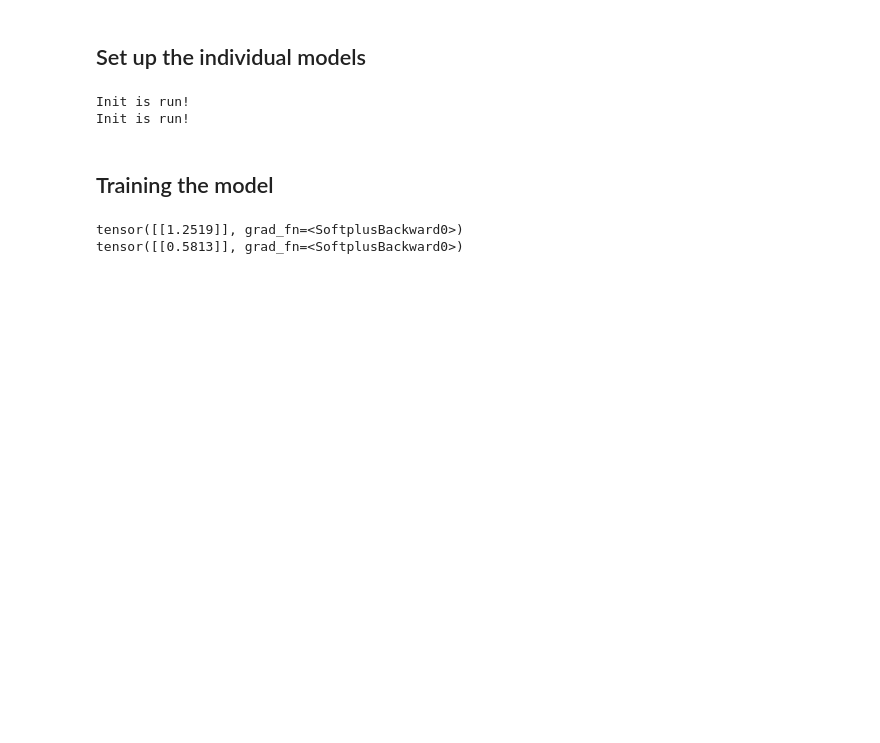
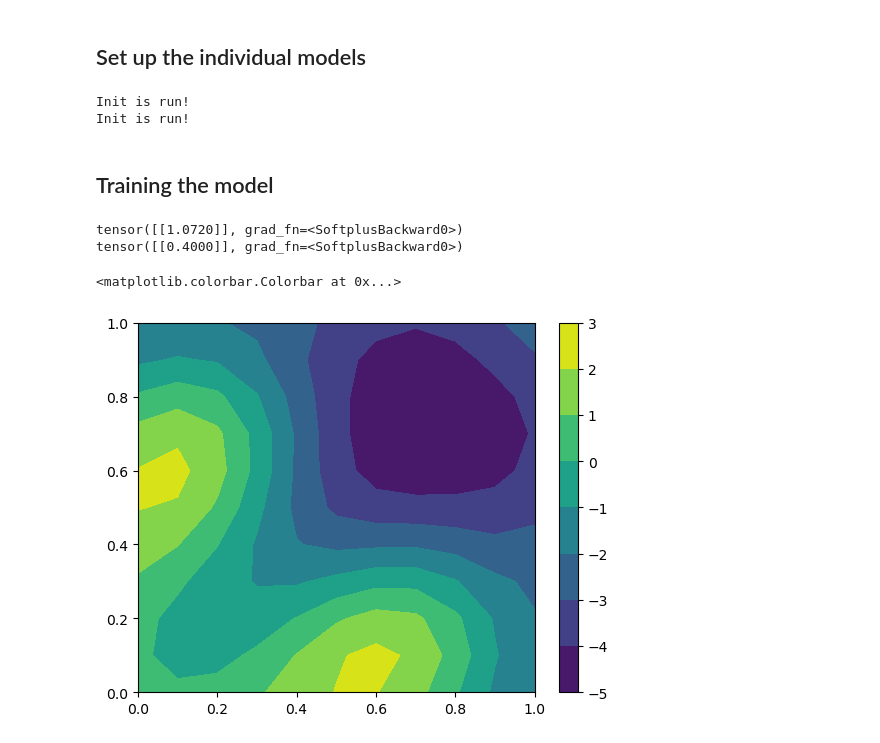
Before and after one commit to ltronneb/pimogp, a Jupyter notebook: notebooks/PIMOGP.ipynb, the cells around one changed output. Saved outputs shown, nothing was run; the diff lists cells and outputs as text; code cells hidden in the pictures; blank space fills up the shorter version.

```diff
--- a/notebooks/PIMOGP.ipynb
+++ b/notebooks/PIMOGP.ipynb
@@ -125,7 +131,7 @@ class ICM1(gpytorch.models.ApproximateGP):
         print("Init is run!")
         permutation = torch.tensor([1,0,2,3])
         # Different set of inducing points for each latent function
-        inducing_points = torch.rand(r,400,4)
+        inducing_points = torch.rand(r,700,4)
         # Same set of inducing points for each latent function
         #inducing_points = torch.linspace(0,1,30).unsqueeze(-1).repeat(r,1,1)
         # We have to mark the CholeskyVariationalDistribution as batch
@@ -175,7 +181,7 @@ class ICM2(gpytorch.models.ApproximateGP):
     def __init__(self,output_covars):
         print("Init is run!")
         # Different set of inducing points for each latent function
-        inducing_points = torch.rand(r,400,4)
+        inducing_points = torch.rand(r,700,4)
         permutation = torch.tensor([1,0,2,3])
         # Same set of inducing points for each latent function
         #inducing_points = torch.linspace(0,1,30).unsqueeze(-1).repeat(r,1,1)
@@ -303,5 +309,44 @@ for i in epochs_iter:
 print(model.variational_strategy.models[0].covar_module.lengthscale)
 print(model.variational_strategy.models[1].covar_module.lengthscale)
 # %% [output]
-tensor([[1.2519]], grad_fn=<SoftplusBackward0>)
-tensor([[0.5813]], grad_fn=<SoftplusBackward0>)
+tensor([[1.0720]], grad_fn=<SoftplusBackward0>)
+tensor([[0.4000]], grad_fn=<SoftplusBackward0>)
+# %%
+n = 11
+x1_test = torch.linspace(0,1,n)
+x2_test = torch.linspace(0,1,n)
+x3_test = torch.linspace(0,1,n)
+x4_test = torch.linspace(0,1,n)
+x1_test_grid, x2_test_grid, x3_test_grid, x4_test_grid = torch.meshgrid(x1_test,x2_test,x3_test,x4_test,indexing='ij')
+X1_test = x1_test_grid.reshape(-1)
+X2_test = x2_test_grid.reshape(-1)
+X3_test = x3_test_grid.reshape(-1)
+X4_test = x4_test_grid.reshape(-1)
+X_test = torch.stack([X1_test,X2_test,X3_test,X4_test],dim=-1)
+X_test_flipped = torch.stack([X2_test,X1_test,X3_test,X4_test],dim=-1)
+test_indices = torch.arange(9,10).unsqueeze(1).repeat(1,n**4).reshape(-1).long() # Only predict 9th output
+# %%
+# Set into eval mode
+model.eval()
+likelihood.eval()
+# Make predictions
+
+with torch.no_grad(), gpytorch.settings.fast_pred_var():
+    #predictions = likelihood(model(test_x,task_indices=test_indices,task_covars=newoutput))
+    #predictions = likelihood(model(X_test,task_indices=test_indices))
+    predictions = likelihood(model(X_test,task_indices=test_indices))
+    mean = predictions.mean
+    lower, upper = predictions.confidence_region()
+# %%
+# Plotting
+# These plots should look symmetric
+slice3 = 2
+slice4 = 6
+plt.contourf(x1_test_grid[:,:,slice3,slice4].numpy(),x2_test_grid[:,:,slice3,slice4].numpy(),mean.reshape(x1_test_grid.shape)[:,:,slice3,slice4])
+plt.colorbar()
+#plt.xlim(0,1)
+#plt.ylim(0,1)
+#plt.plot(model.variational_strategy.inducing_points.detach()[:,0],model.variational_strategy.inducing_points.detach()[:,1],'k*')
+# %% [output]
+<matplotlib.colorbar.Colorbar at 0x...>
+[figure, added]
```
Also changed, not shown: parts of 8 cells of this notebook.
